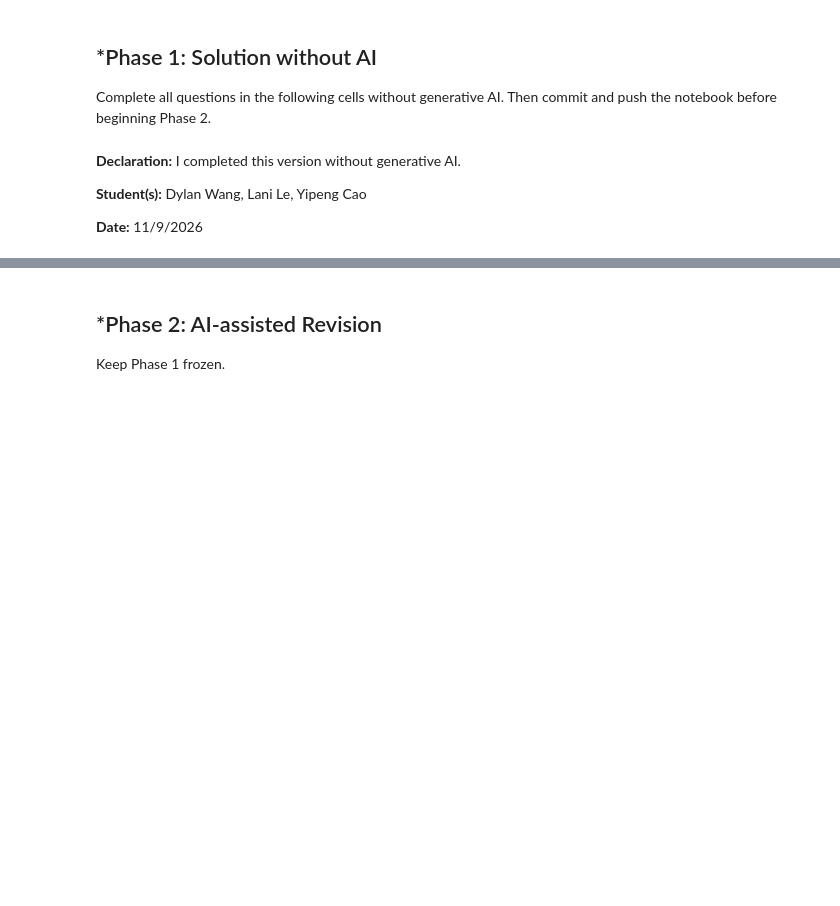
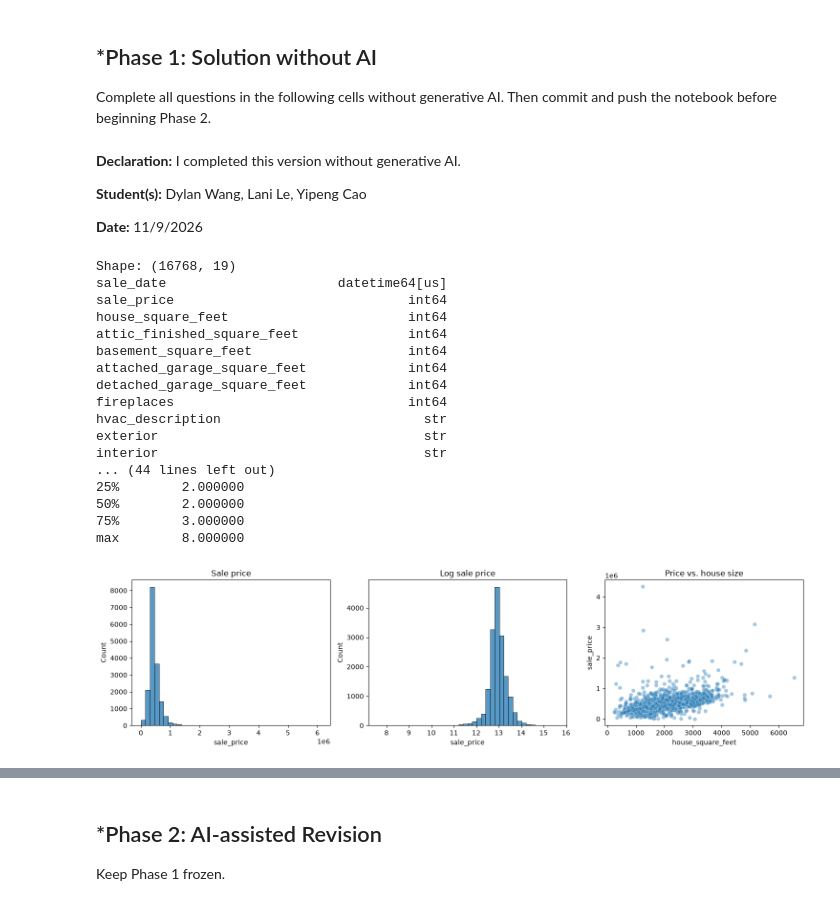
Before and after one commit to yilinw762/L02-hedonic-pricing, a Jupyter notebook: notebook.ipynb, the cells around one changed output, grey strips where cells are left out. Saved outputs shown, nothing was run; the diff lists cells and outputs as text; code cells hidden in the pictures; blank space fills up the shorter version.

```diff
--- a/notebook.ipynb
+++ b/notebook.ipynb
@@ -30,0 +41,48 @@ notebook before beginning Phase 2.
+# %%
+# 1. Clean the data `pierce_county_house_sales.csv` and perform some EDA and visualization to get to know the data set.
+df = pd.read_csv('data/pierce_county_house_sales.csv')
+# make sale_date a datetime object
+df["sale_date"] = pd.to_datetime(df["sale_date"], errors="coerce")
+# drop dups
+df = df.drop_duplicates()
+df = df.dropna(subset=["sale_date"])
+df = df[(df["sale_price"] > 0) & (df["house_square_feet"] > 0)].copy()
+
+# print out the shape (16768, 19)
+print("Shape:", df.shape)
+print(df.dtypes)
+print(df.isna().sum().sort_values(ascending=False))
+print(df[["sale_price", "house_square_feet", "year_built",
+          "bedrooms", "bathrooms"]].describe())
+
+# plot figures to visualize the distribution of sale_price and log(sale_price)
+# and the relationship between house_square_feet and sale_price
+fig, axes = plt.subplots(1, 3, figsize=(15, 4))
+sns.histplot(df["sale_price"], bins=40, ax=axes[0])
+axes[0].set_title("Sale price")
+sns.histplot(np.log1p(df["sale_price"]), bins=40, ax=axes[1])
+axes[1].set_title("Log sale price")
+sns.scatterplot(data=df.sample(min(3000, len(df)), random_state=42),
+                x="house_square_feet", y="sale_price", alpha=.4, ax=axes[2])
+axes[2].set_title("Price vs. house size")
+plt.tight_layout()
+plt.show()
+# %% [output]
+Shape: (16768, 19)
+sale_date                      datetime64[us]
+sale_price                              int64
+house_square_feet                       int64
+attic_finished_square_feet              int64
+basement_square_feet                    int64
+attached_garage_square_feet             int64
+detached_garage_square_feet             int64
+fireplaces                              int64
+hvac_description                          str
+exterior                                  str
+interior                                  str
+... (44 lines left out)
+25%        2.000000
+50%        2.000000
+75%        3.000000
+max        8.000000
+[figure, added]
```
Also changed, not shown: parts of 17 cells of this notebook, 2 other files.
